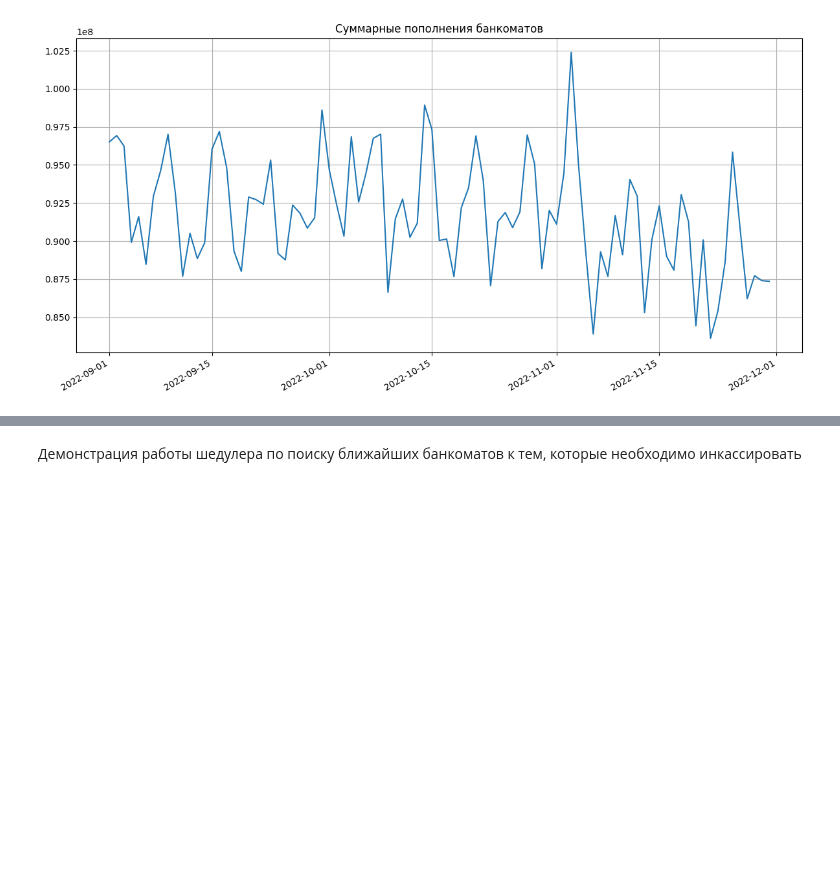
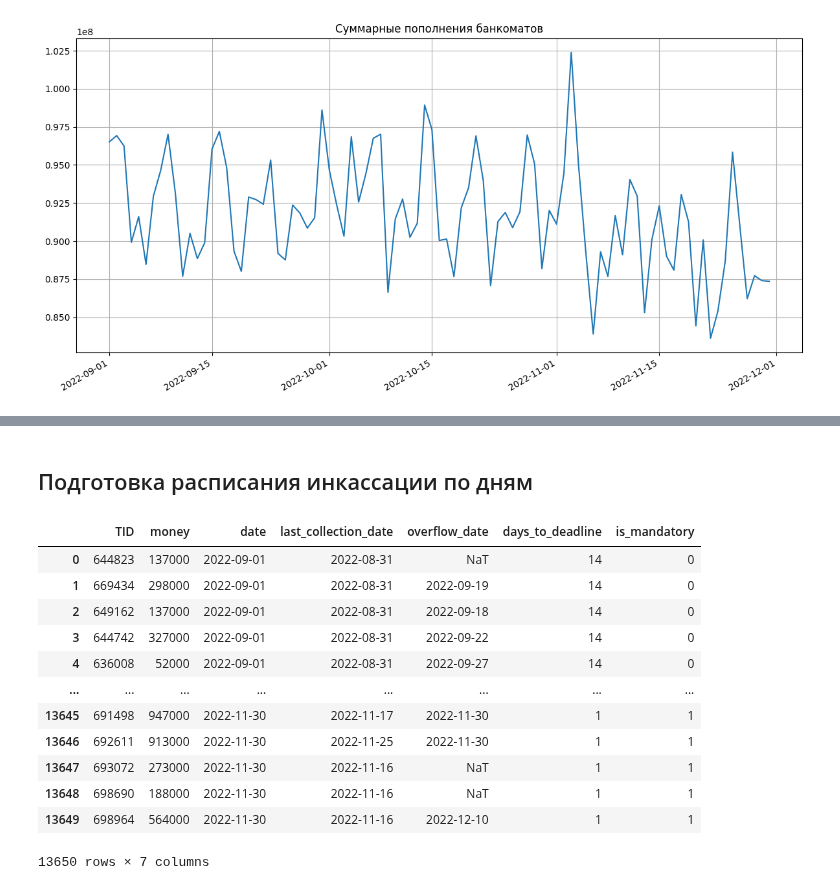
Before and after one commit to SerSmith/bank_schedule, a Jupyter notebook: notebooks/optimization_researches.ipynb, the cells around one changed output, grey strips where cells are left out. Cells and saved outputs as stored; diff of their text form; code cells hidden in the pictures; blank space fills up the shorter version.

```diff
--- a/notebooks/optimization_researches.ipynb
+++ b/notebooks/optimization_researches.ipynb
@@ -364,2 +69,0 @@ geoplot_df
-# %% [markdown]
-Демонстрация работы шедулера по поиску ближайших банкоматов к тем, которые необходимо инкассировать
@@ -390,0 +70,2 @@ fig.show()
+# %% [markdown]
+## Подготовка расписания инкассации по дням
@@ -390,0 +86,16 @@ fig.show()
+# %%
+display(schedule_df)
+# %% [output]
+|  | TID | money | date | last_collection_date | overflow_date | days_to_deadline | is_mandatory |
+| 0 | 644823 | 137000 | 2022-09-01 | 2022-08-31 | NaT | 14 | 0 |
+| 1 | 669434 | 298000 | 2022-09-01 | 2022-08-31 | 2022-09-19 | 14 | 0 |
+| 2 | 649162 | 137000 | 2022-09-01 | 2022-08-31 | 2022-09-18 | 14 | 0 |
+| 3 | 644742 | 327000 | 2022-09-01 | 2022-08-31 | 2022-09-22 | 14 | 0 |
+| 4 | 636008 | 52000 | 2022-09-01 | 2022-08-31 | 2022-09-27 | 14 | 0 |
+| ... | ... | ... | ... | ... | ... | ... | ... |
+| 13645 | 691498 | 947000 | 2022-11-30 | 2022-11-17 | 2022-11-30 | 1 | 1 |
+| 13646 | 692611 | 913000 | 2022-11-30 | 2022-11-25 | 2022-11-30 | 1 | 1 |
+| 13647 | 693072 | 273000 | 2022-11-30 | 2022-11-16 | NaT | 1 | 1 |
+| 13648 | 698690 | 188000 | 2022-11-30 | 2022-11-16 | NaT | 1 | 1 |
+| 13649 | 698964 | 564000 | 2022-11-30 | 2022-11-16 | 2022-12-10 | 1 | 1 |
+13650 rows × 7 columns
```
Also changed, not shown: parts of 22 cells of this notebook, 9 other files.
